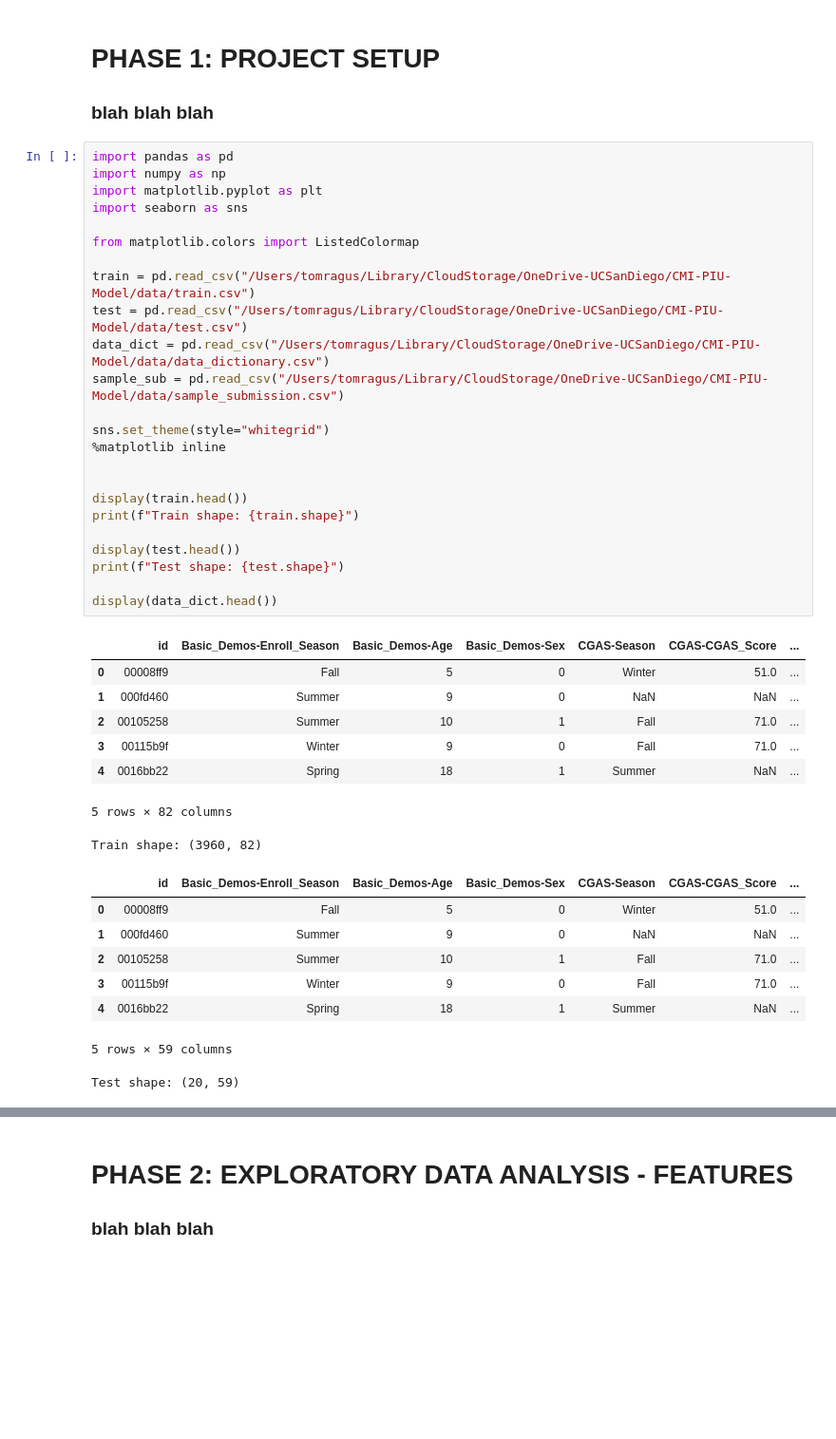
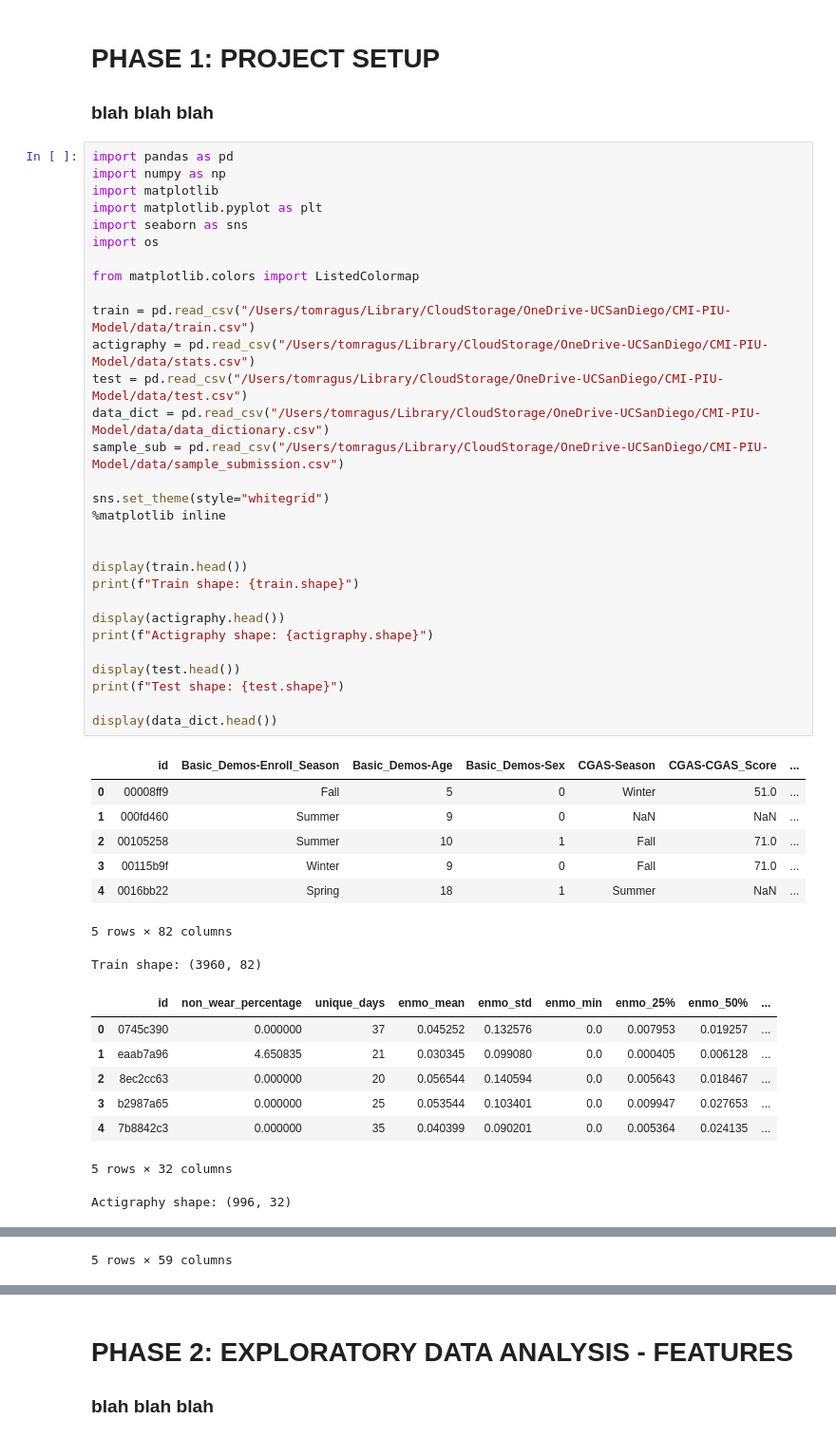
Before and after one commit to tomragus/CMI-PIU-Model, a Jupyter notebook: notebooks/CMI-PIU_notebook_draft.ipynb, the cells around one changed output, grey strips where cells are left out. Shown: that part at 95% size. Cells and saved outputs as stored; diff of their text form; blank space fills up the shorter version.

Commit message:
basic actigraphy EDA

```diff
--- a/notebooks/CMI-PIU_notebook_draft.ipynb
+++ b/notebooks/CMI-PIU_notebook_draft.ipynb
@@ -4,41 +4,47 @@
 # %%
 import pandas as pd
 import numpy as np
+import matplotlib
 import matplotlib.pyplot as plt
 import seaborn as sns
+import os
 
 from matplotlib.colors import ListedColormap
 
 train = pd.read_csv("/Users/tomragus/Library/CloudStorage/OneDrive-UCSanDiego/CMI-PIU-Model/data/train.csv")
+actigraphy = pd.read_csv("/Users/tomragus/Library/CloudStorage/OneDrive-UCSanDiego/CMI-PIU-Model/data/stats.csv")
 test = pd.read_csv("/Users/tomragus/Library/CloudStorage/OneDrive-UCSanDiego/CMI-PIU-Model/data/test.csv")
 data_dict = pd.read_csv("/Users/tomragus/Library/CloudStorage/OneDrive-UCSanDiego/CMI-PIU-Model/data/data_dictionary.csv")
 sample_sub = pd.read_csv("/Users/tomragus/Library/CloudStorage/OneDrive-UCSanDiego/CMI-PIU-Model/data/sample_submission.csv")
 
 sns.set_theme(style="whitegrid")
 %matplotlib inline
 
 
 display(train.head())
 print(f"Train shape: {train.shape}")
 
+display(actigraphy.head())
+print(f"Actigraphy shape: {actigraphy.shape}")
+
 display(test.head())
 print(f"Test shape: {test.shape}")
 
 display(data_dict.head())
 # %% [output]
 |  | id | Basic_Demos-Enroll_Season | Basic_Demos-Age | Basic_Demos-Sex | CGAS-Season | CGAS-CGAS_Score | ... |
 | 0 | 00008ff9 | Fall | 5 | 0 | Winter | 51.0 | ... |
 | 1 | 000fd460 | Summer | 9 | 0 | NaN | NaN | ... |
 | 2 | 00105258 | Summer | 10 | 1 | Fall | 71.0 | ... |
 | 3 | 00115b9f | Winter | 9 | 0 | Fall | 71.0 | ... |
 | 4 | 0016bb22 | Spring | 18 | 1 | Summer | NaN | ... |
 5 rows × 82 columns
 Train shape: (3960, 82)
-|  | id | Basic_Demos-Enroll_Season | Basic_Demos-Age | Basic_Demos-Sex | CGAS-Season | CGAS-CGAS_Score | ... |
-| 0 | 00008ff9 | Fall | 5 | 0 | Winter | 51.0 | ... |
-| 1 | 000fd460 | Summer | 9 | 0 | NaN | NaN | ... |
-| 2 | 00105258 | Summer | 10 | 1 | Fall | 71.0 | ... |
-| 3 | 00115b9f | Winter | 9 | 0 | Fall | 71.0 | ... |
-| 4 | 0016bb22 | Spring | 18 | 1 | Summer | NaN | ... |
+|  | id | non_wear_percentage | unique_days | enmo_mean | enmo_std | enmo_min | enmo_25% | enmo_50% | ... |
+| 0 | 0745c390 | 0.000000 | 37 | 0.045252 | 0.132576 | 0.0 | 0.007953 | 0.019257 | ... |
+| 1 | eaab7a96 | 4.650835 | 21 | 0.030345 | 0.099080 | 0.0 | 0.000405 | 0.006128 | ... |
+| 2 | 8ec2cc63 | 0.000000 | 20 | 0.056544 | 0.140594 | 0.0 | 0.005643 | 0.018467 | ... |
+| 3 | b2987a65 | 0.000000 | 25 | 0.053544 | 0.103401 | 0.0 | 0.009947 | 0.027653 | ... |
+| 4 | 7b8842c3 | 0.000000 | 35 | 0.040399 | 0.090201 | 0.0 | 0.005364 | 0.024135 | ... |
-5 rows × 59 columns
+5 rows × 32 columns
-Test shape: (20, 59)
+Actigraphy shape: (996, 32)
@@ -50,0 +57 @@ Test shape: (20, 59)
+5 rows × 59 columns
```
Also changed, not shown: parts of 4 cells of this notebook.
